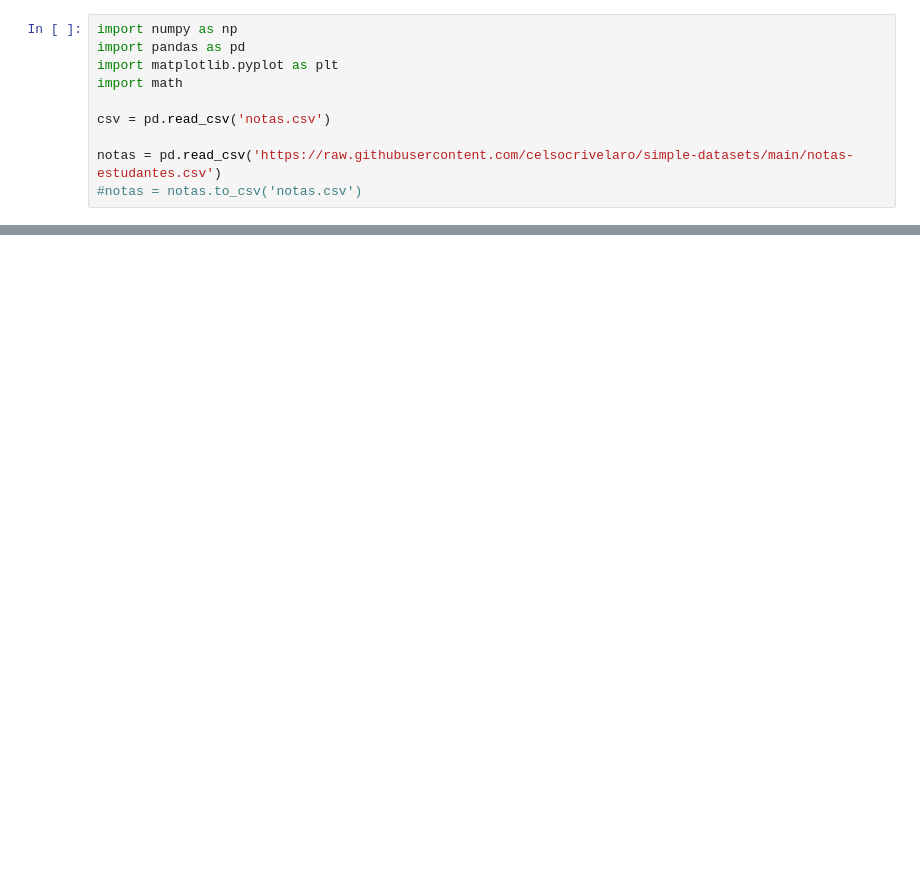
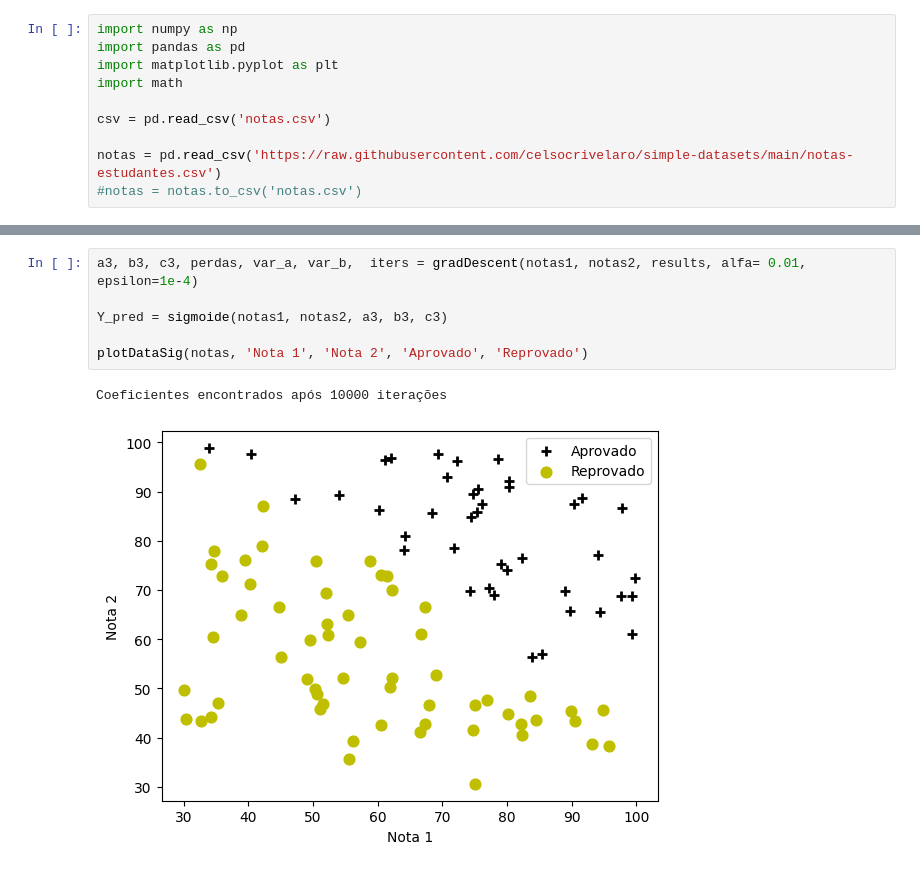
Before and after one commit to Ahmedntc/Computational-Science, a Jupyter notebook: logRegression/Regressao logistica.ipynb, the cells around one changed output, grey strips where cells are left out. Drawn from its saved outputs; the diff is of its cells as text; blank space fills up the shorter version.

```diff
--- a/logRegression/Regressao logistica.ipynb
+++ b/logRegression/Regressao logistica.ipynb
@@ -135,0 +163,9 @@ plotDataSig(notas, 'Nota 1', 'Nota 2', 'Aprovado', 'Reprovado')
+# %%
+a3, b3, c3, perdas, var_a, var_b,  iters = gradDescent(notas1, notas2, results, alfa= 0.01, epsilon=1e-4)
+
+Y_pred = sigmoide(notas1, notas2, a3, b3, c3)
+
+plotDataSig(notas, 'Nota 1', 'Nota 2', 'Aprovado', 'Reprovado')
+# %% [output]
+Coeficientes encontrados após 10000 iterações
+[figure, added]
```
Also changed, not shown: parts of 18 cells of this notebook.
